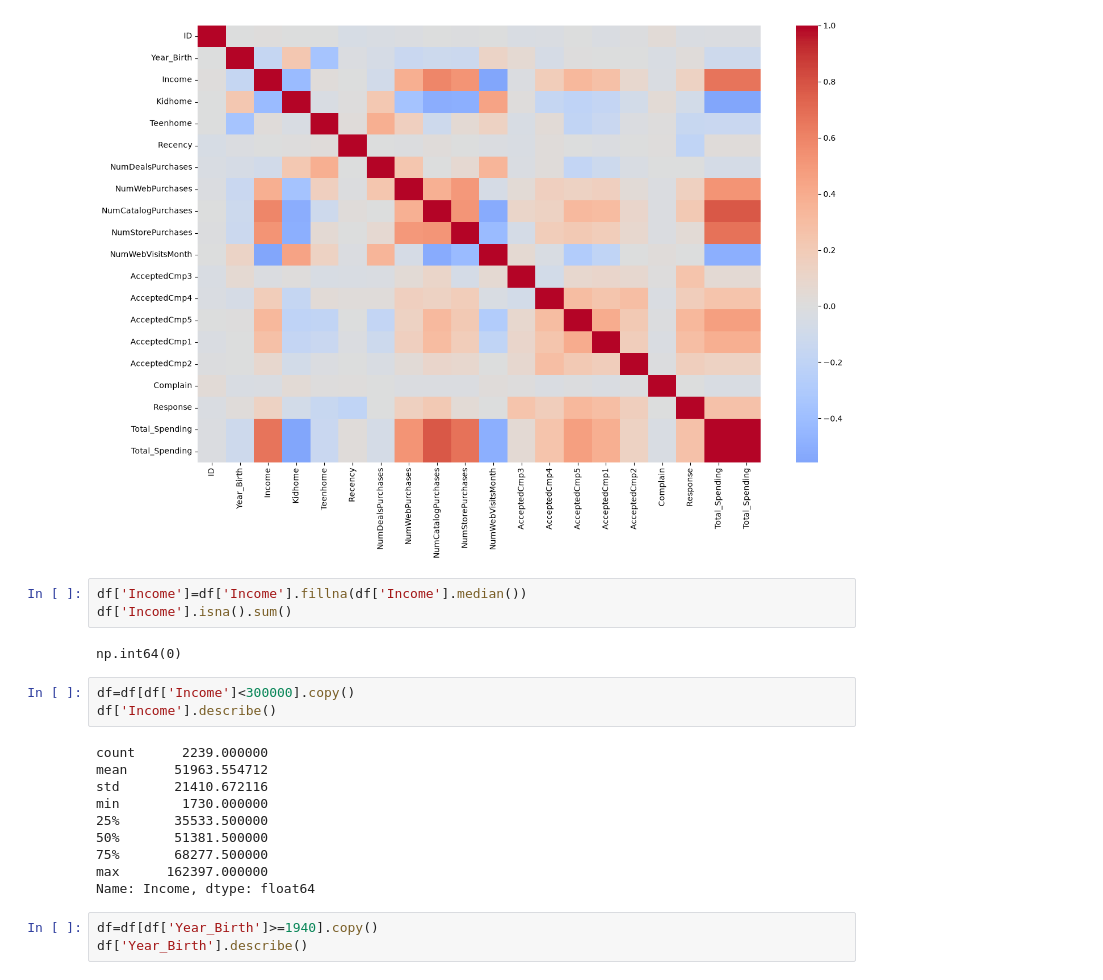
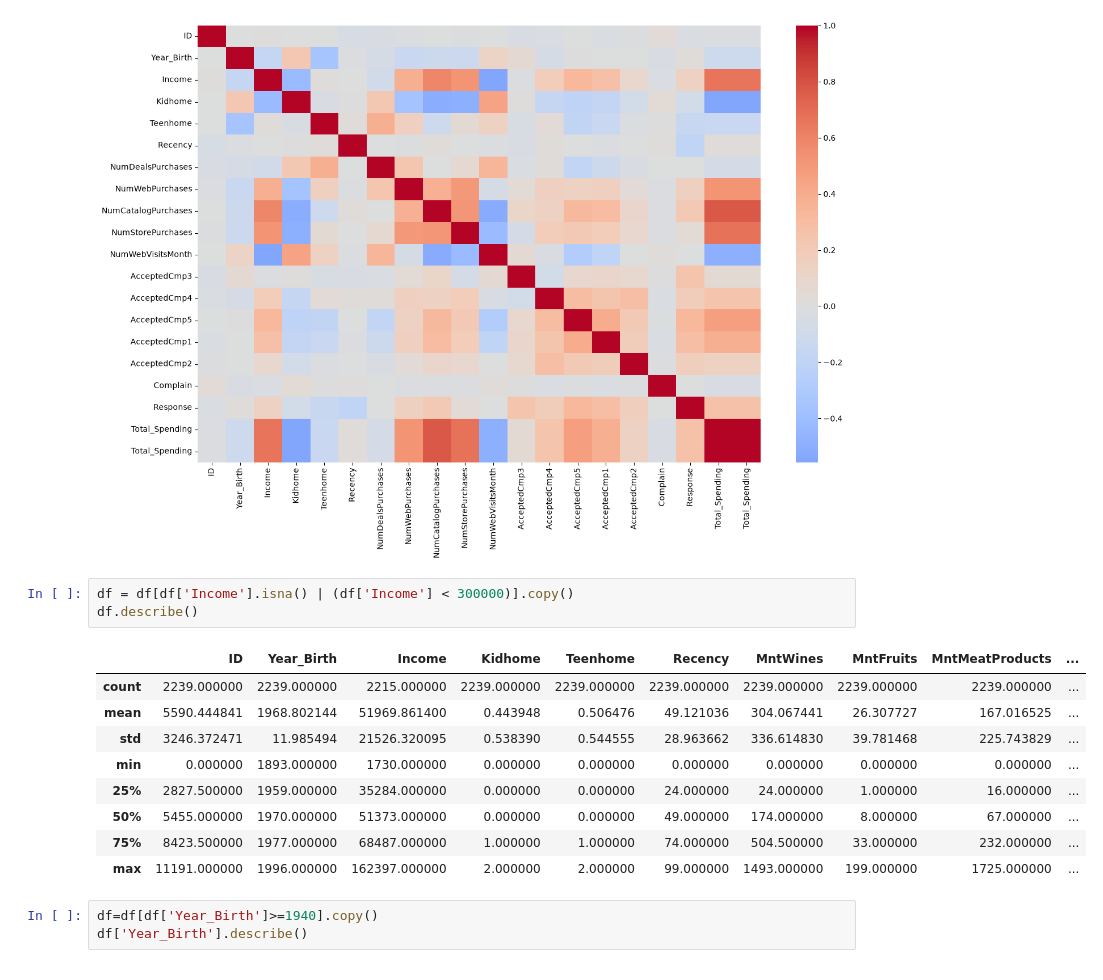
Before and after one commit to MKxFurkan/Customer-Segmentation, a Jupyter notebook: notebooks/customer_segmentation.ipynb, the cells around one changed output. Saved outputs shown, nothing was run; the diff lists cells and outputs as text.

```diff
--- a/notebooks/customer_segmentation.ipynb
+++ b/notebooks/customer_segmentation.ipynb
@@ -284,24 +284,19 @@ sns.heatmap(df[numerical_cols].corr(),cmap='coolwarm',
 # %% [output]
 <Axes: >
 [figure]
-# %%
-df['Income']=df['Income'].fillna(df['Income'].median())
-df['Income'].isna().sum()
-# %% [output]
-np.int64(0)
 # %%
-df=df[df['Income']<300000].copy()
-df['Income'].describe()
+df = df[df['Income'].isna() | (df['Income'] < 300000)].copy()
+df.describe()
 # %% [output]
-count      2239.000000
-mean      51963.554712
-std       21410.672116
-min        1730.000000
-25%       35533.500000
-50%       51381.500000
-75%       68277.500000
-max      162397.000000
-Name: Income, dtype: float64
+|  | ID | Year_Birth | Income | Kidhome | Teenhome | Recency | MntWines | MntFruits | MntMeatProducts | ... |
+| count | 2239.000000 | 2239.000000 | 2215.000000 | 2239.000000 | 2239.000000 | 2239.000000 | 2239.000000 | 2239.000000 | 2239.000000 | ... |
+| mean | 5590.444841 | 1968.802144 | 51969.861400 | 0.443948 | 0.506476 | 49.121036 | 304.067441 | 26.307727 | 167.016525 | ... |
+| std | 3246.372471 | 11.985494 | 21526.320095 | 0.538390 | 0.544555 | 28.963662 | 336.614830 | 39.781468 | 225.743829 | ... |
+| min | 0.000000 | 1893.000000 | 1730.000000 | 0.000000 | 0.000000 | 0.000000 | 0.000000 | 0.000000 | 0.000000 | ... |
+| 25% | 2827.500000 | 1959.000000 | 35284.000000 | 0.000000 | 0.000000 | 24.000000 | 24.000000 | 1.000000 | 16.000000 | ... |
+| 50% | 5455.000000 | 1970.000000 | 51373.000000 | 0.000000 | 0.000000 | 49.000000 | 174.000000 | 8.000000 | 67.000000 | ... |
+| 75% | 8423.500000 | 1977.000000 | 68487.000000 | 1.000000 | 1.000000 | 74.000000 | 504.500000 | 33.000000 | 232.000000 | ... |
+| max | 11191.000000 | 1996.000000 | 162397.000000 | 2.000000 | 2.000000 | 99.000000 | 1493.000000 | 199.000000 | 1725.000000 | ... |
 # %%
 df=df[df['Year_Birth']>=1940].copy()
 df['Year_Birth'].describe()
```
Also changed, not shown: parts of 22 cells of this notebook, 3 other files.
